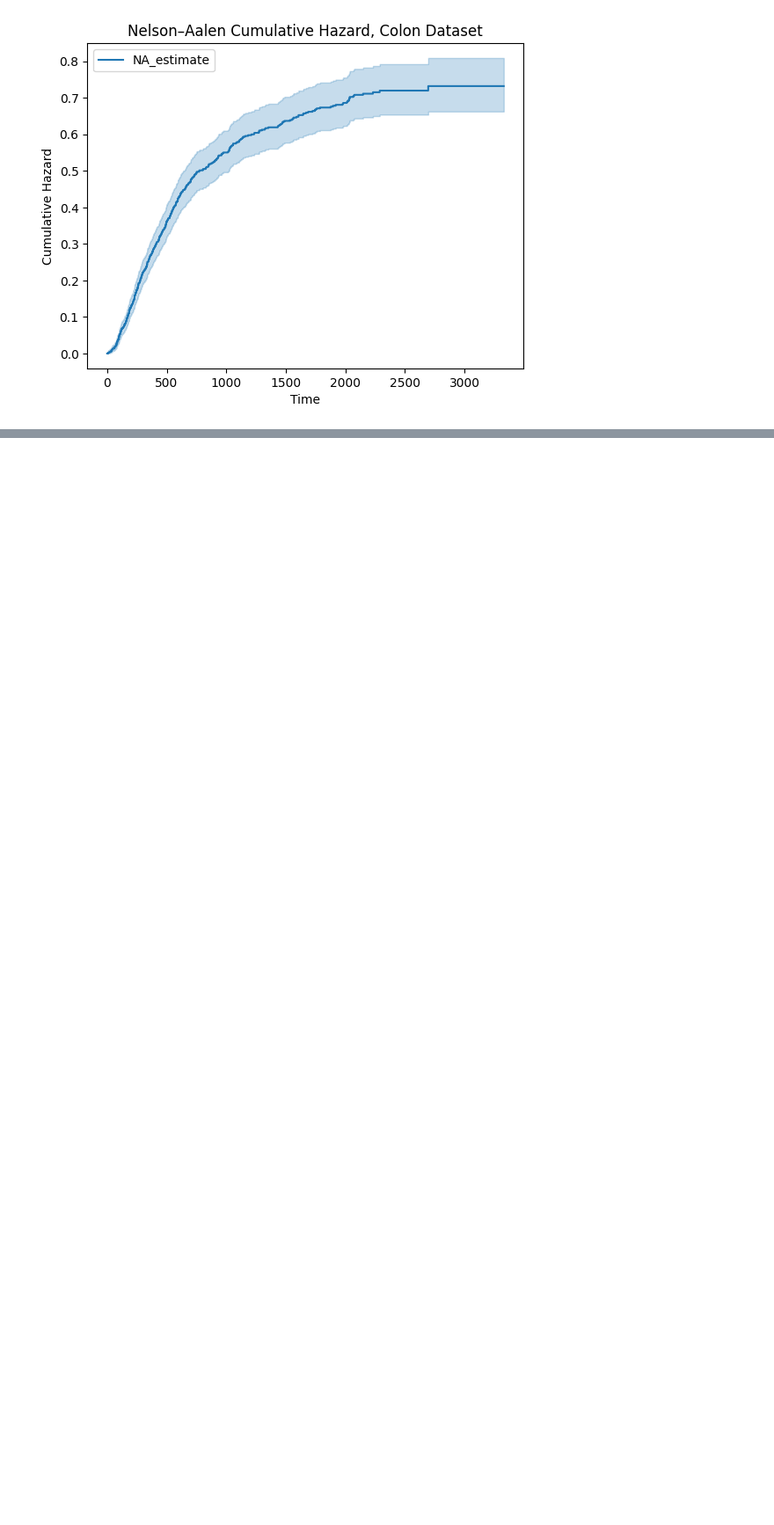
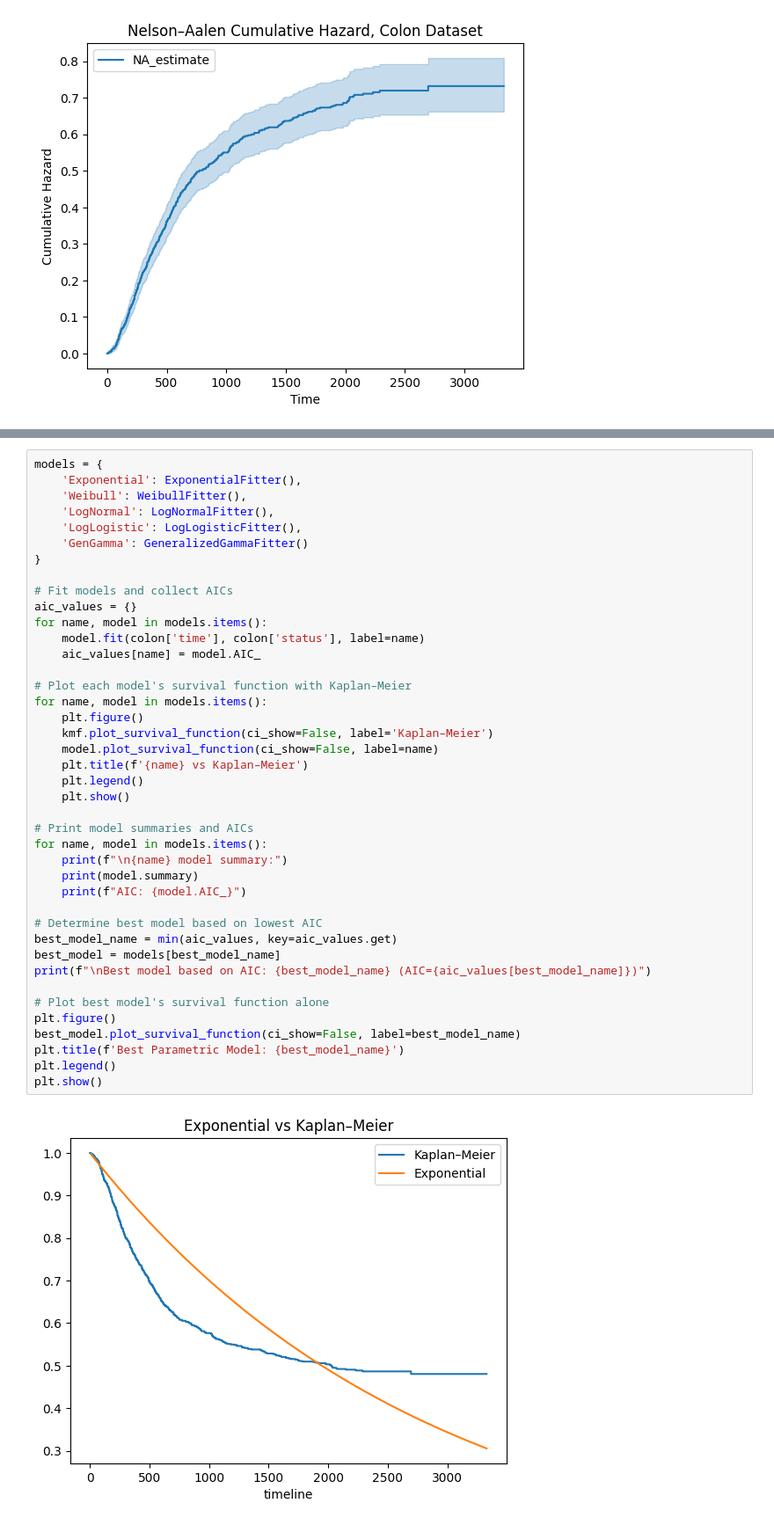
Before and after one commit to pjagiello01/ACT, a Jupyter notebook: survival-jakub.ipynb, the cells around one changed output, grey strips where cells are left out. Shown at 88% size. Saved outputs shown, nothing was run; the diff lists cells and outputs as text; blank space fills up the shorter version.

Commit message:
modele parametryczne

```diff
--- a/survival-jakub.ipynb
+++ b/survival-jakub.ipynb
@@ -127,0 +130,43 @@ plt.show()
+# %%
+models = {
+    'Exponential': ExponentialFitter(),
+    'Weibull': WeibullFitter(),
+    'LogNormal': LogNormalFitter(),
+    'LogLogistic': LogLogisticFitter(),
+    'GenGamma': GeneralizedGammaFitter()
+}
+
+# Fit models and collect AICs
+aic_values = {}
+for name, model in models.items():
+    model.fit(colon['time'], colon['status'], label=name)
+    aic_values[name] = model.AIC_
+
+# Plot each model's survival function with Kaplan–Meier
+for name, model in models.items():
+    plt.figure()
+    kmf.plot_survival_function(ci_show=False, label='Kaplan–Meier')
+    model.plot_survival_function(ci_show=False, label=name)
+    plt.title(f'{name} vs Kaplan–Meier')
+    plt.legend()
+    plt.show()
+
+# Print model summaries and AICs
+for name, model in models.items():
+    print(f"\n{name} model summary:")
+    print(model.summary)
+    print(f"AIC: {model.AIC_}")
+
+# Determine best model based on lowest AIC
+best_model_name = min(aic_values, key=aic_values.get)
+best_model = models[best_model_name]
+print(f"\nBest model based on AIC: {best_model_name} (AIC={aic_values[best_model_name]})")
+
+# Plot best model's survival function alone
+plt.figure()
+best_model.plot_survival_function(ci_show=False, label=best_model_name)
+plt.title(f'Best Parametric Model: {best_model_name}')
+plt.legend()
+plt.show()
+# %% [output]
+[figure, added]
```
Also changed, not shown: parts of 3 cells of this notebook.
